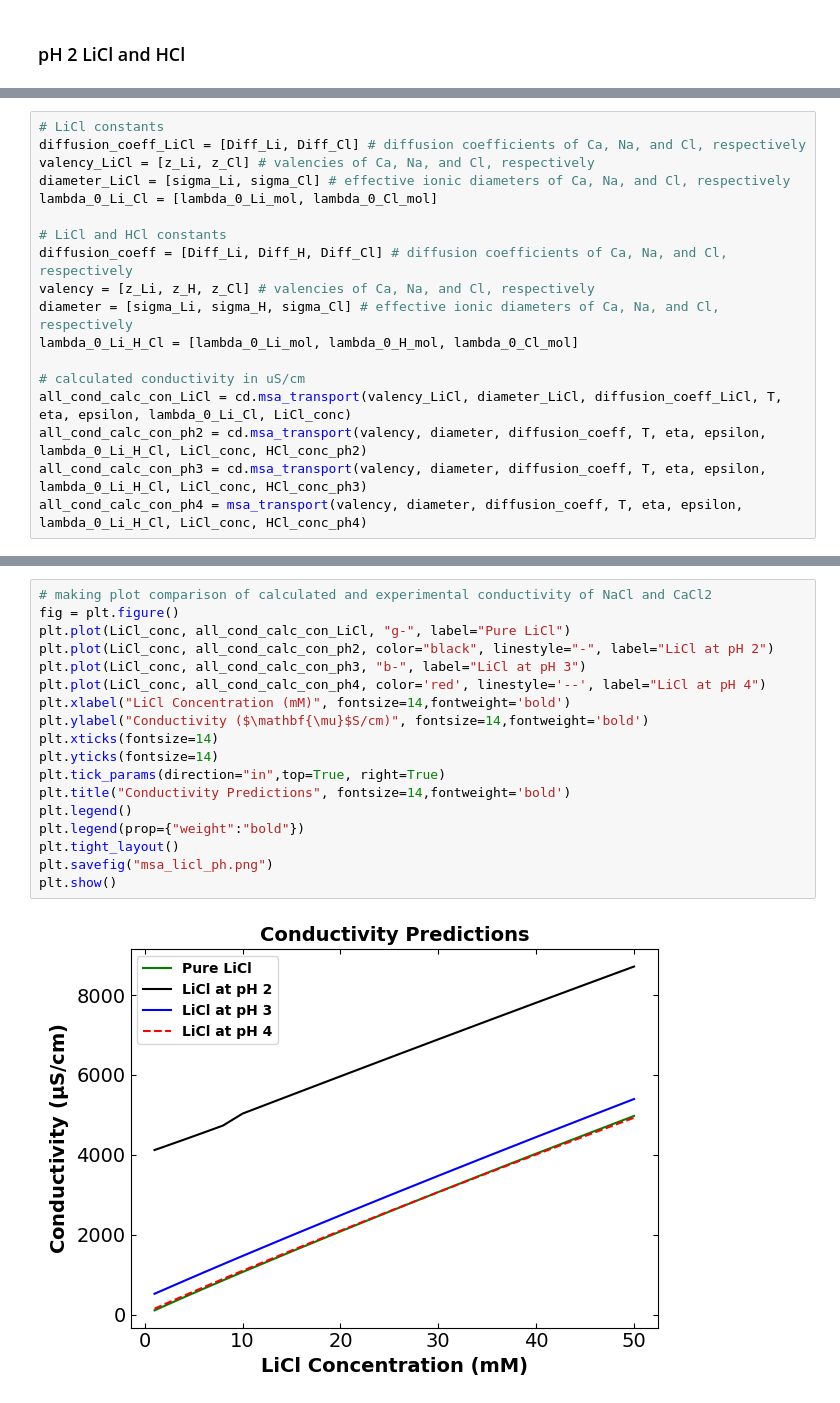
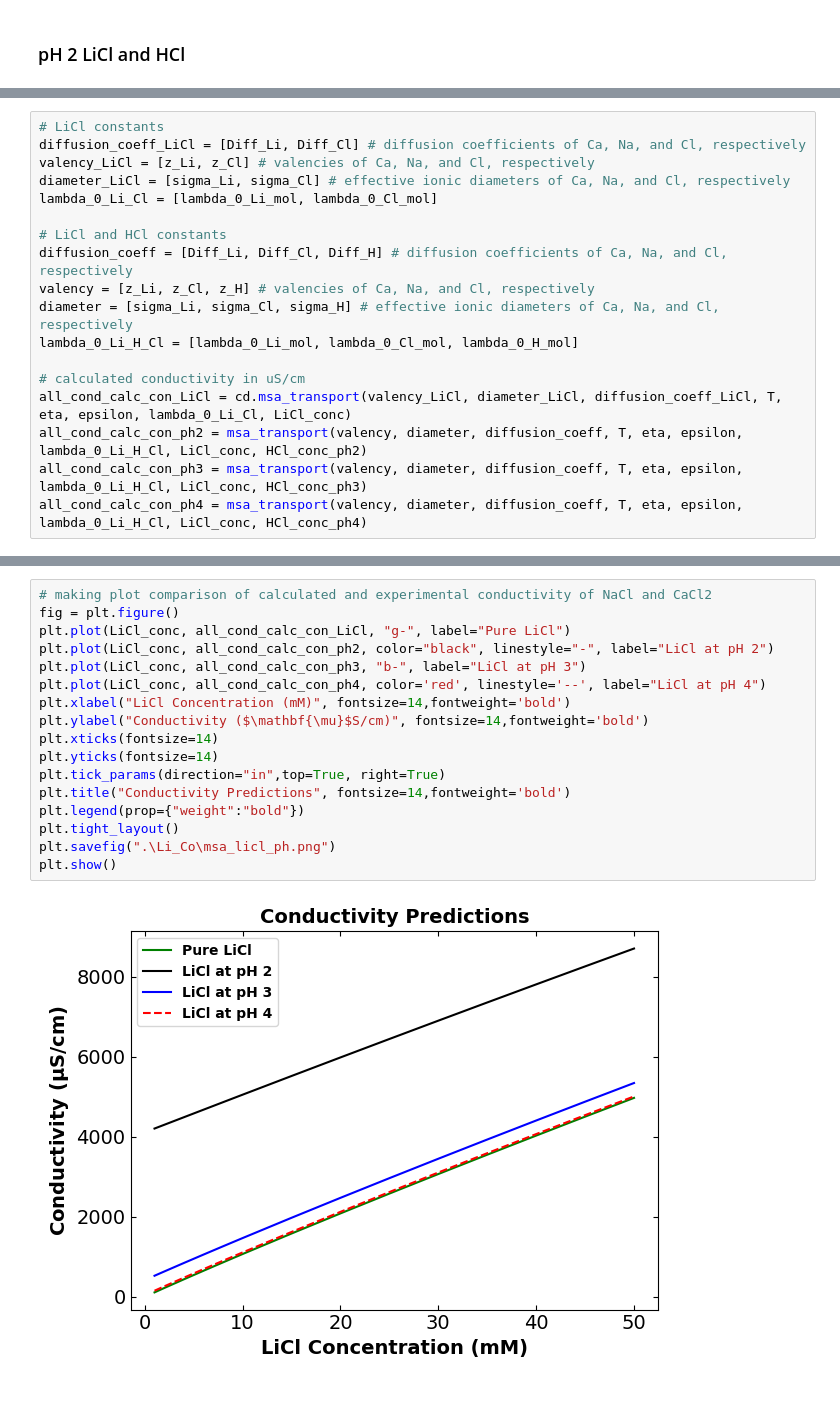
Before and after one commit to dowlinglab/salts-conductivity-modelling, a Jupyter notebook: Lithium_cobalt_conductivity.ipynb, the cells around one changed output, grey strips where cells are left out. Saved outputs shown, nothing was run; the diff lists cells and outputs as text.

```diff
--- a/Lithium_cobalt_conductivity.ipynb
+++ b/Lithium_cobalt_conductivity.ipynb
@@ -328,15 +306,15 @@ diameter_LiCl = [sigma_Li, sigma_Cl] # effective ionic diameters of Ca, Na, and
 lambda_0_Li_Cl = [lambda_0_Li_mol, lambda_0_Cl_mol]
 
 # LiCl and HCl constants
-diffusion_coeff = [Diff_Li, Diff_H, Diff_Cl] # diffusion coefficients of Ca, Na, and Cl, respectively
-valency = [z_Li, z_H, z_Cl] # valencies of Ca, Na, and Cl, respectively
-diameter = [sigma_Li, sigma_H, sigma_Cl] # effective ionic diameters of Ca, Na, and Cl, respectively
-lambda_0_Li_H_Cl = [lambda_0_Li_mol, lambda_0_H_mol, lambda_0_Cl_mol]
+diffusion_coeff = [Diff_Li, Diff_Cl, Diff_H] # diffusion coefficients of Ca, Na, and Cl, respectively
+valency = [z_Li, z_Cl, z_H] # valencies of Ca, Na, and Cl, respectively
+diameter = [sigma_Li, sigma_Cl, sigma_H] # effective ionic diameters of Ca, Na, and Cl, respectively
+lambda_0_Li_H_Cl = [lambda_0_Li_mol, lambda_0_Cl_mol, lambda_0_H_mol]
 
 # calculated conductivity in uS/cm
 all_cond_calc_con_LiCl = cd.msa_transport(valency_LiCl, diameter_LiCl, diffusion_coeff_LiCl, T, eta, epsilon, lambda_0_Li_Cl, LiCl_conc)
-all_cond_calc_con_ph2 = cd.msa_transport(valency, diameter, diffusion_coeff, T, eta, epsilon, lambda_0_Li_H_Cl, LiCl_conc, HCl_conc_ph2)
-all_cond_calc_con_ph3 = cd.msa_transport(valency, diameter, diffusion_coeff, T, eta, epsilon, lambda_0_Li_H_Cl, LiCl_conc, HCl_conc_ph3)
+all_cond_calc_con_ph2 = msa_transport(valency, diameter, diffusion_coeff, T, eta, epsilon, lambda_0_Li_H_Cl, LiCl_conc, HCl_conc_ph2)
+all_cond_calc_con_ph3 = msa_transport(valency, diameter, diffusion_coeff, T, eta, epsilon, lambda_0_Li_H_Cl, LiCl_conc, HCl_conc_ph3)
 all_cond_calc_con_ph4 = msa_transport(valency, diameter, diffusion_coeff, T, eta, epsilon, lambda_0_Li_H_Cl, LiCl_conc, HCl_conc_ph4)
 # %% [output]
 Relaxation correction: [-0.03801212 -0.03801212]
@@ -359,20 +337,19 @@ ksi: [[ 1.40987234e+00 -1.38669354e-12 -1.99718973e-12]
 # %%
 # making plot comparison of calculated and experimental conductivity of NaCl and CaCl2
 fig = plt.figure()
 plt.plot(LiCl_conc, all_cond_calc_con_LiCl, "g-", label="Pure LiCl")
 plt.plot(LiCl_conc, all_cond_calc_con_ph2, color="black", linestyle="-", label="LiCl at pH 2")
 plt.plot(LiCl_conc, all_cond_calc_con_ph3, "b-", label="LiCl at pH 3")
 plt.plot(LiCl_conc, all_cond_calc_con_ph4, color='red', linestyle='--', label="LiCl at pH 4")
 plt.xlabel("LiCl Concentration (mM)", fontsize=14,fontweight='bold')
 plt.ylabel("Conductivity ($\mathbf{\mu}$S/cm)", fontsize=14,fontweight='bold')
 plt.xticks(fontsize=14)
 plt.yticks(fontsize=14)
 plt.tick_params(direction="in",top=True, right=True)
 plt.title("Conductivity Predictions", fontsize=14,fontweight='bold')
-plt.legend()
 plt.legend(prop={"weight":"bold"})
 plt.tight_layout()
-plt.savefig("msa_licl_ph.png")
+plt.savefig(".\Li_Co\msa_licl_ph.png")
 plt.show()
 # %% [output]
-[figure, old version]
+[figure, new version]
```
Also changed, not shown: parts of 30 cells of this notebook, 52 other files.
